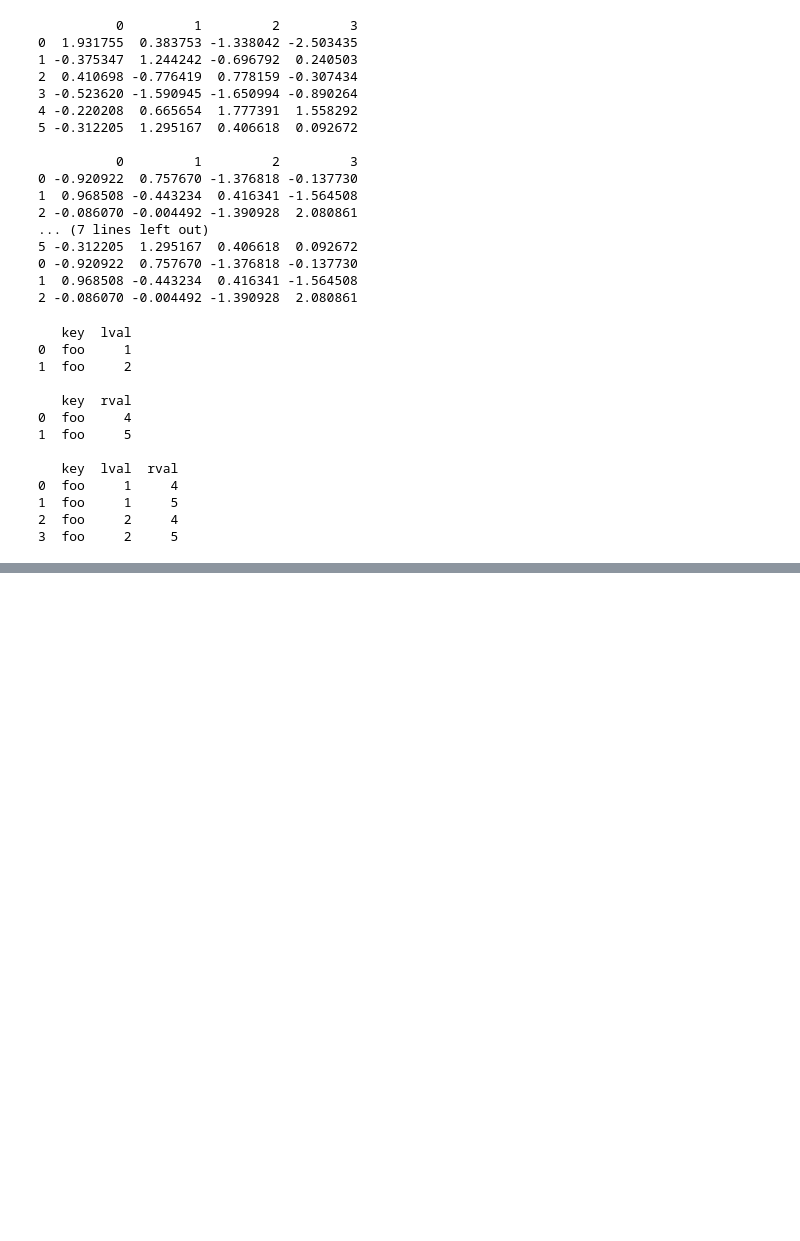
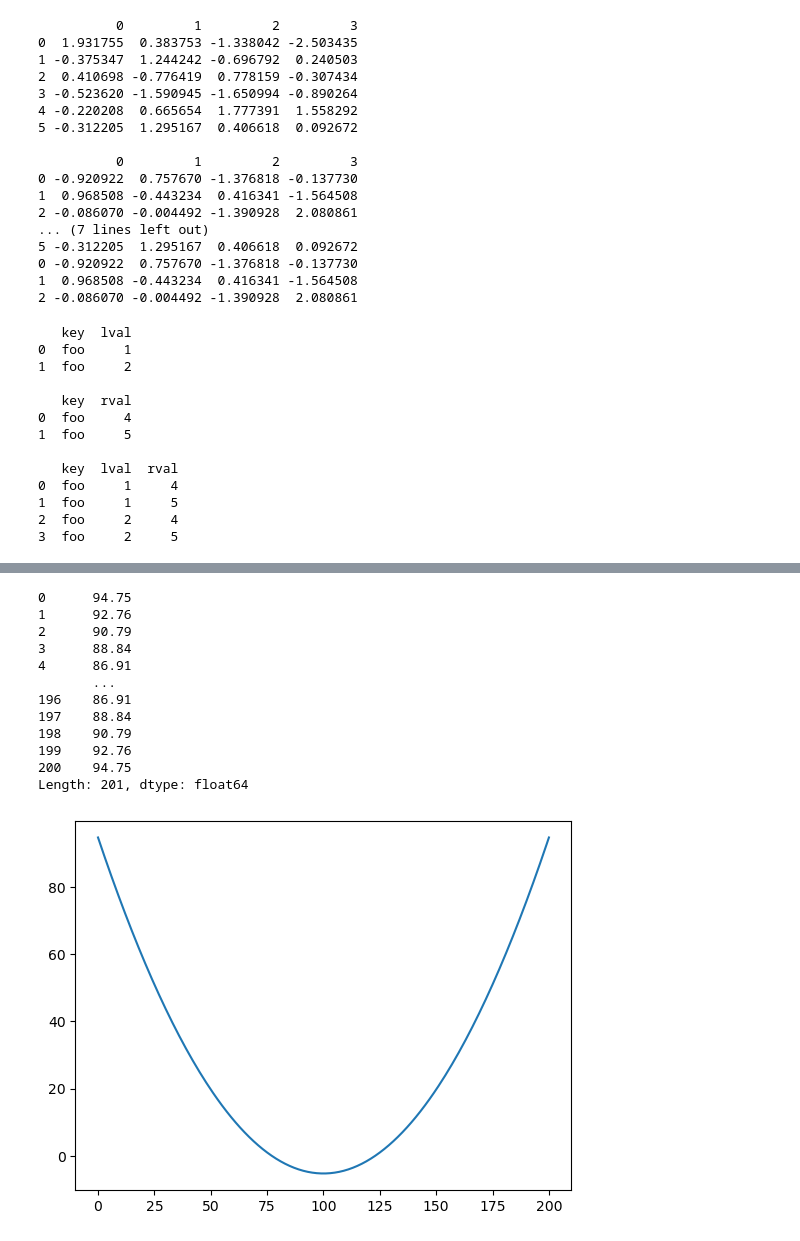
Before and after one commit to chae030/DCAV, a Jupyter notebook: 0319.ipynb, the cells around one changed output, grey strips where cells are left out. Saved outputs shown, nothing was run; the diff lists cells and outputs as text; code cells hidden in the pictures; blank space fills up the shorter version.

```diff
--- a/0319.ipynb
+++ b/0319.ipynb
@@ -698,0 +804,20 @@ print(pd.merge(left, right, on='key'))
+# %%
+x = np.arange(-7.5, 12.6, 0.1)
+ts = pd.Series(x**2 - 5*x + 1, index = x)
+print(ts, '\n')
+ts.plot()
+plt.show()
+# %% [output]
+0      94.75
+1      92.76
+2      90.79
+3      88.84
+4      86.91
+       ...
+196    86.91
+197    88.84
+198    90.79
+199    92.76
+200    94.75
+Length: 201, dtype: float64
+[figure, added]
```
Also changed, not shown: parts of 8 cells of this notebook.
